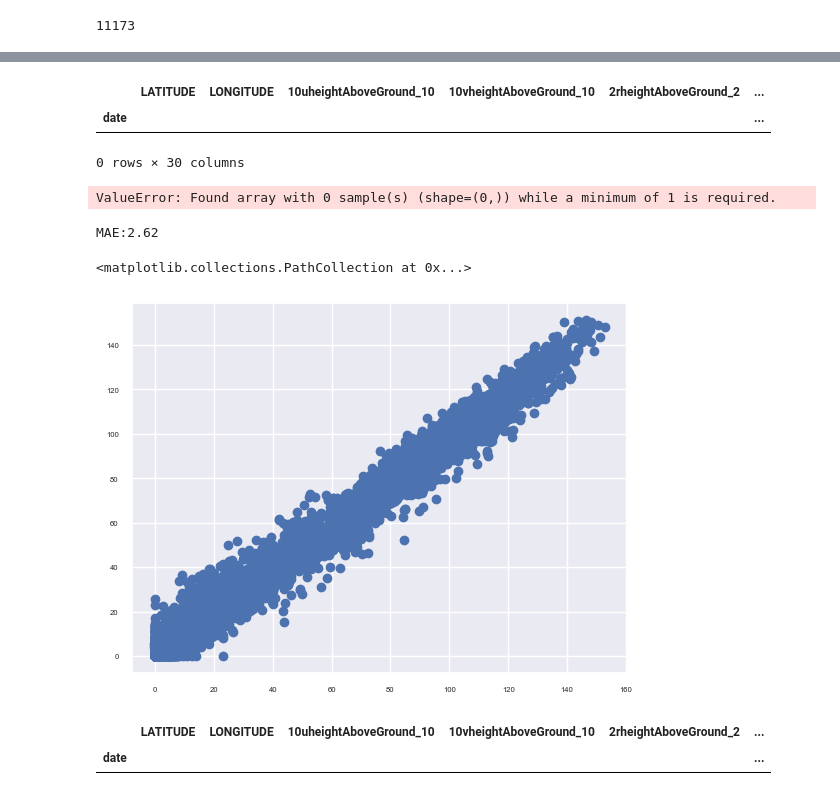
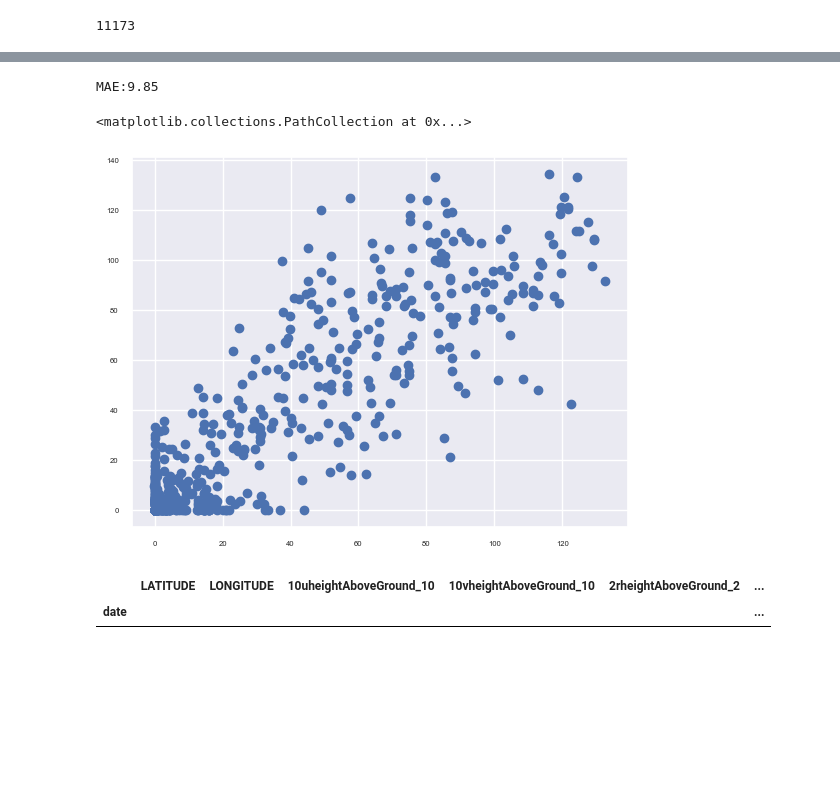
Before and after one commit to sajodajo/CCCCC-Datathon, a Jupyter notebook: solar_gen.ipynb, the cells around one changed output, grey strips where cells are left out. Cells and saved outputs as stored; diff of their text form; code cells hidden in the pictures; blank space fills up the shorter version.

```diff
--- a/solar_gen.ipynb
+++ b/solar_gen.ipynb
@@ -9,7 +9,7 @@ import plotly.express as px
 import matplotlib.pyplot as plt
 import seaborn as sns
 # %%
-data=pd.read_csv('cleaned_data.csv')
+data=pd.read_csv('cleanDataV2.csv')
 data=data.rename(columns={'TIMESTAMP':'date'})
 data['date']=pd.to_datetime(data['date'])
 data.set_index('date', inplace=True)
@@ -228,39 +177,10 @@ dataframes['data1'][dataframes['data1'].index<'2024-09-01 00:00:00']
-# %%
-dataframes['data1'][(dataframes['data1'].index>='2024-09-01 00:00:00')&(dataframes['data1'].index<'2024-10-01 00:00:00')]
-# %% [output]
-|  | LATITUDE | LONGITUDE | 10uheightAboveGround_10 | 10vheightAboveGround_10 | 2rheightAboveGround_2 | ... |
-| date |  |  |  |  |  | ... |
-0 rows × 30 columns
 # %%
-import warnings
-warnings.filterwarnings('ignore')
+train=data[data.index<'2024-09-01 00:00:00']
+test=data[(data.index>='2024-09-01 00:00:00')&(data.index<'2024-10-01 00:00:00')]
 
-scores={}
+#train.dropna(inplace=True)
 
-for data in dataframes:
-    train=dataframes[data][dataframes[data].index<'2024-09-01 00:00:00']
-    test=dataframes[data][(dataframes[data].index>='2024-09-01 00:00:00')&(dataframes[data].index<'2024-10-01 00:00:00')]
+#test.dropna(subset=test.columns.drop('TOTAL_KWH_ENERGIA'), inplace=True)
 
-    #train.dropna(inplace=True)
-    #test.dropna(subset=test.columns.drop('TOTAL_KWH_ENERGIA'), inplace=True)
-
-    x_train, y_train= train.drop('TOTAL_KWH_ENERGIA', axis=1), train['TOTAL_KWH_ENERGIA']
-    x_test, y_test=test.drop('TOTAL_KWH_ENERGIA', axis=1), test['TOTAL_KWH_ENERGIA']
-
-
-    #Define the model
-
-    xgb=XGBRegressor(objective='reg:squarederror', learning_rate=0.15, n_estimators=250, subsample=0.4)
-
-    xgb.fit(x_train, y_train)
-
-    preds=xgb.predict(x_test)
-
-    preds=[0 if pred<2.5 else pred for pred in preds]
-
-    mae=mean_absolute_error(y_test,preds)
-
-    print(f'MAE for {data}:{mae:.2f}')
-    scores[data]=mae
+x_train, y_train= train.drop('SG_TOTAL_KWH_ENERGIA', axis=1), train['SG_TOTAL_KWH_ENERGIA']
+x_test, y_test=test.drop('SG_TOTAL_KWH_ENERGIA', axis=1), test['SG_TOTAL_KWH_ENERGIA']
-# %% [output]
-ValueError: Found array with 0 sample(s) (shape=(0,)) while a minimum of 1 is required.
@@ -271,34 +187,24 @@ best_config=dataframes[best]
-# %%
-train=best_config[best_config.index<'2024-09-01 00:00:00']
-test=best_config[(best_config.index>='2024-09-01 00:00:00')&(best_config.index<'2024-10-01 00:00:00')]
-
-#train.dropna(inplace=True)
-
-#test.dropna(subset=test.columns.drop('TOTAL_KWH_ENERGIA'), inplace=True)
-
-x_train, y_train= train.drop('TOTAL_KWH_ENERGIA', axis=1), train['TOTAL_KWH_ENERGIA']
-x_test, y_test=test.drop('TOTAL_KWH_ENERGIA', axis=1), test['TOTAL_KWH_ENERGIA']
 # %%
 #Define the model
 
-xgb=XGBRegressor(objective='reg:squarederror', learning_rate=0.15, n_estimators=250, subsample=0.4)
+xgb=XGBRegressor(objective='reg:squarederror', learning_rate=0.1, n_estimators=300, subsample=0.3)
 
 xgb.fit(x_train, y_train)
 
-preds=xgb.predict(x_train)
+preds=xgb.predict(x_test)
 
 preds=[0 if pred<2 else pred for pred in preds]
 
-mae=mean_absolute_error(y_train,preds)
+mae=mean_absolute_error(y_test,preds)
 
 print(f'MAE:{mae:.2f}')
 # %% [output]
-MAE:2.62
+MAE:9.85
 # %%
-plt.scatter(y_train,preds)
+plt.scatter(y_test,preds)
 # %% [output]
 <matplotlib.collections.PathCollection at 0x...>
-[figure, old version]
+[figure, new version]
 # %%
 x_test
 # %% [output]
```
Also changed, not shown: parts of 14 cells of this notebook.
